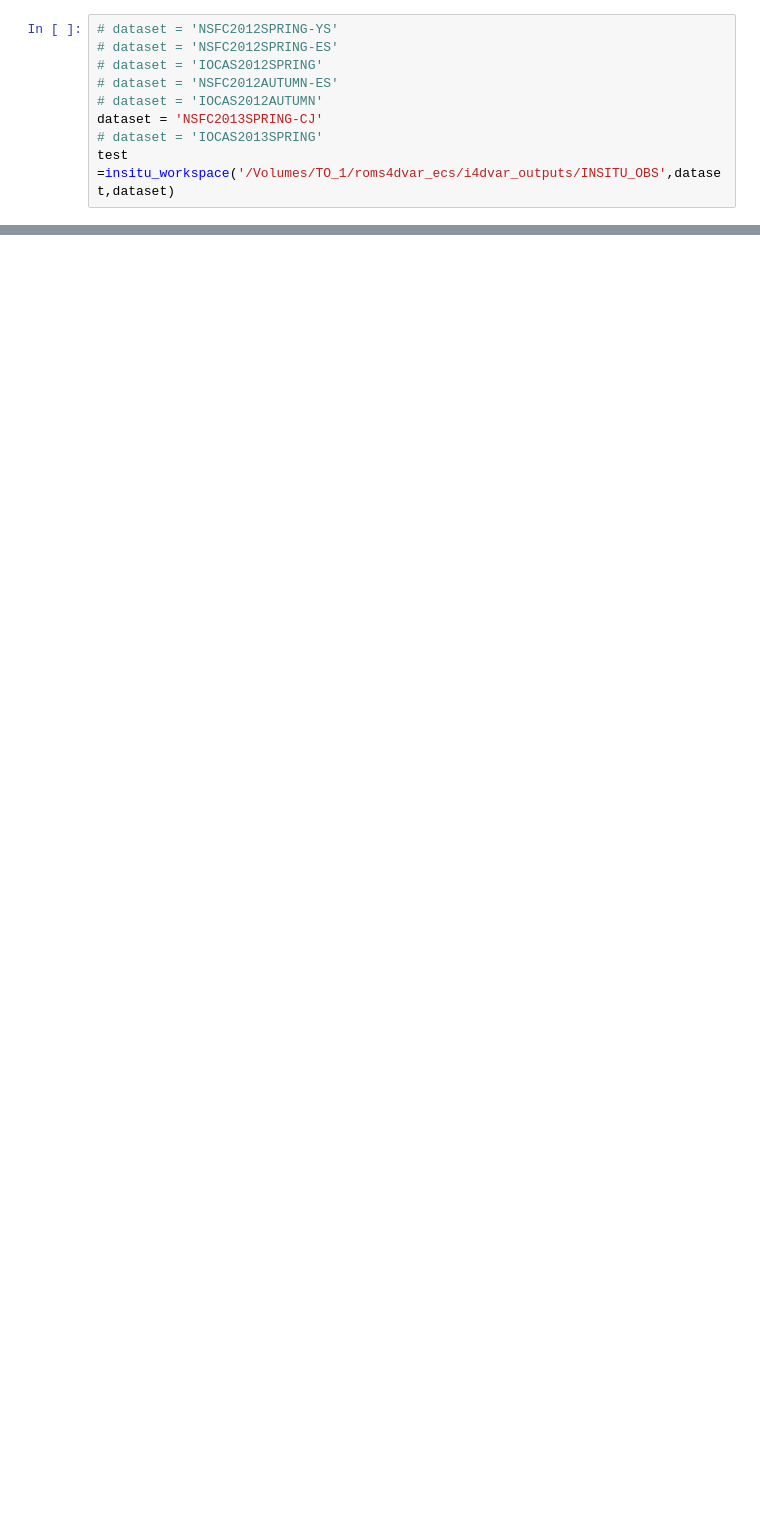
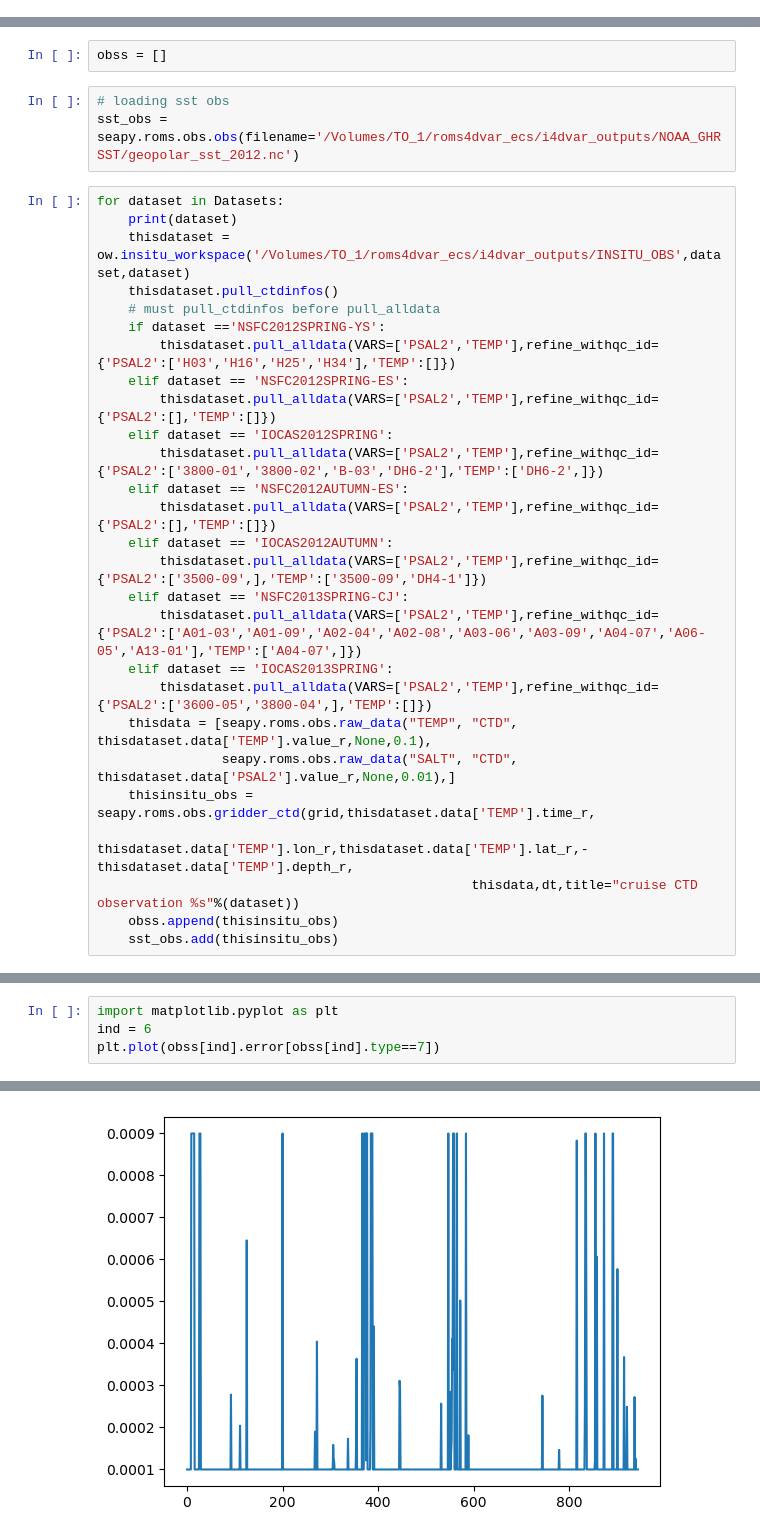
Before and after one commit to ycharlieli/i4dvar_analysis, a Jupyter notebook: obs_processing/generate_insituobs.ipynb, the cells around one changed output, grey strips where cells are left out. Saved outputs shown, nothing was run; the diff lists cells and outputs as text; blank space fills up the shorter version.

```diff
--- a/obs_processing/generate_insituobs.ipynb
+++ b/obs_processing/generate_insituobs.ipynb
@@ -481,9 +0,0 @@ class insitu_workspace():
-# %%
-# dataset = 'NSFC2012SPRING-YS'
-# dataset = 'NSFC2012SPRING-ES'
-# dataset = 'IOCAS2012SPRING'
-# dataset = 'NSFC2012AUTUMN-ES'
-# dataset = 'IOCAS2012AUTUMN'
-dataset = 'NSFC2013SPRING-CJ'
-# dataset = 'IOCAS2013SPRING'
-test =insitu_workspace('/Volumes/TO_1/roms4dvar_ecs/i4dvar_outputs/INSITU_OBS',dataset,dataset)
@@ -954,0 +21,32 @@ masked_array(data=[6, 6, 6, ..., 6, 6, 6],
+# %%
+obss = []
+# %%
+# loading sst obs
+sst_obs = seapy.roms.obs.obs(filename='/Volumes/TO_1/roms4dvar_ecs/i4dvar_outputs/NOAA_GHRSST/geopolar_sst_2012.nc')
+# %%
+for dataset in Datasets:
+    print(dataset)
+    thisdataset = ow.insitu_workspace('/Volumes/TO_1/roms4dvar_ecs/i4dvar_outputs/INSITU_OBS',dataset,dataset)
+    thisdataset.pull_ctdinfos()
+    # must pull_ctdinfos before pull_alldata
+    if dataset =='NSFC2012SPRING-YS':
+        thisdataset.pull_alldata(VARS=['PSAL2','TEMP'],refine_withqc_id={'PSAL2':['H03','H16','H25','H34'],'TEMP':[]})
+    elif dataset == 'NSFC2012SPRING-ES':
+        thisdataset.pull_alldata(VARS=['PSAL2','TEMP'],refine_withqc_id={'PSAL2':[],'TEMP':[]})
+    elif dataset == 'IOCAS2012SPRING':
+        thisdataset.pull_alldata(VARS=['PSAL2','TEMP'],refine_withqc_id={'PSAL2':['3800-01','3800-02','B-03','DH6-2'],'TEMP':['DH6-2',]})
+    elif dataset == 'NSFC2012AUTUMN-ES':
+        thisdataset.pull_alldata(VARS=['PSAL2','TEMP'],refine_withqc_id={'PSAL2':[],'TEMP':[]})
+    elif dataset == 'IOCAS2012AUTUMN':
+        thisdataset.pull_alldata(VARS=['PSAL2','TEMP'],refine_withqc_id={'PSAL2':['3500-09',],'TEMP':['3500-09','DH4-1']})
+    elif dataset == 'NSFC2013SPRING-CJ':
+        thisdataset.pull_alldata(VARS=['PSAL2','TEMP'],refine_withqc_id={'PSAL2':['A01-03','A01-09','A02-04','A02-08','A03-06','A03-09','A04-07','A06-05','A13-01'],'TEMP':['A04-07',]})
+    elif dataset == 'IOCAS2013SPRING':
+        thisdataset.pull_alldata(VARS=['PSAL2','TEMP'],refine_withqc_id={'PSAL2':['3600-05','3800-04',],'TEMP':[]})
+    thisdata = [seapy.roms.obs.raw_data("TEMP", "CTD", thisdataset.data['TEMP'].value_r,None,0.1),
+                seapy.roms.obs.raw_data("SALT", "CTD", thisdataset.data['PSAL2'].value_r,None,0.01),]
+    thisinsitu_obs = seapy.roms.obs.gridder_ctd(grid,thisdataset.data['TEMP'].time_r,
+                                                thisdataset.data['TEMP'].lon_r,thisdataset.data['TEMP'].lat_r,-thisdataset.data['TEMP'].depth_r,
+                                                thisdata,dt,title="cruise CTD observation %s"%(dataset))
+    obss.append(thisinsitu_obs)
+    sst_obs.add(thisinsitu_obs)
@@ -954,0 +104,5 @@ masked_array(data=[6, 6, 6, ..., 6, 6, 6],
+# %%
+import matplotlib.pyplot as plt
+ind = 6
+plt.plot(obss[ind].error[obss[ind].type==7])
+# %% [output]
@@ -954,0 +110 @@ masked_array(data=[6, 6, 6, ..., 6, 6, 6],
+[figure, added]
```
Also changed, not shown: parts of 44 cells of this notebook, 46 other files.
